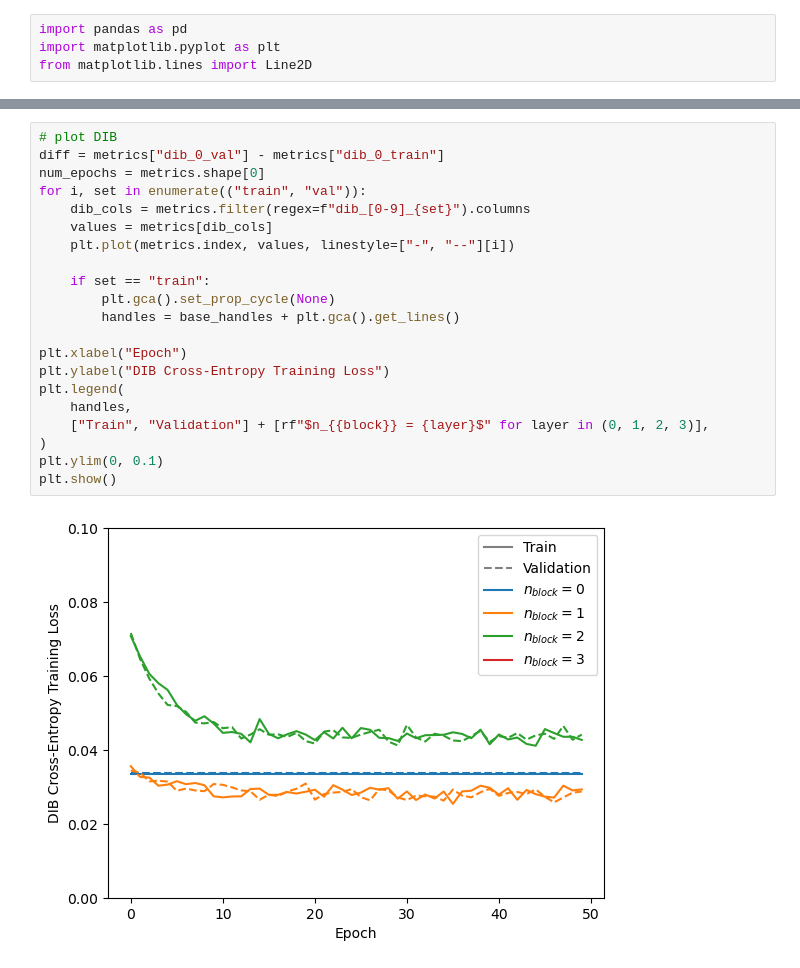
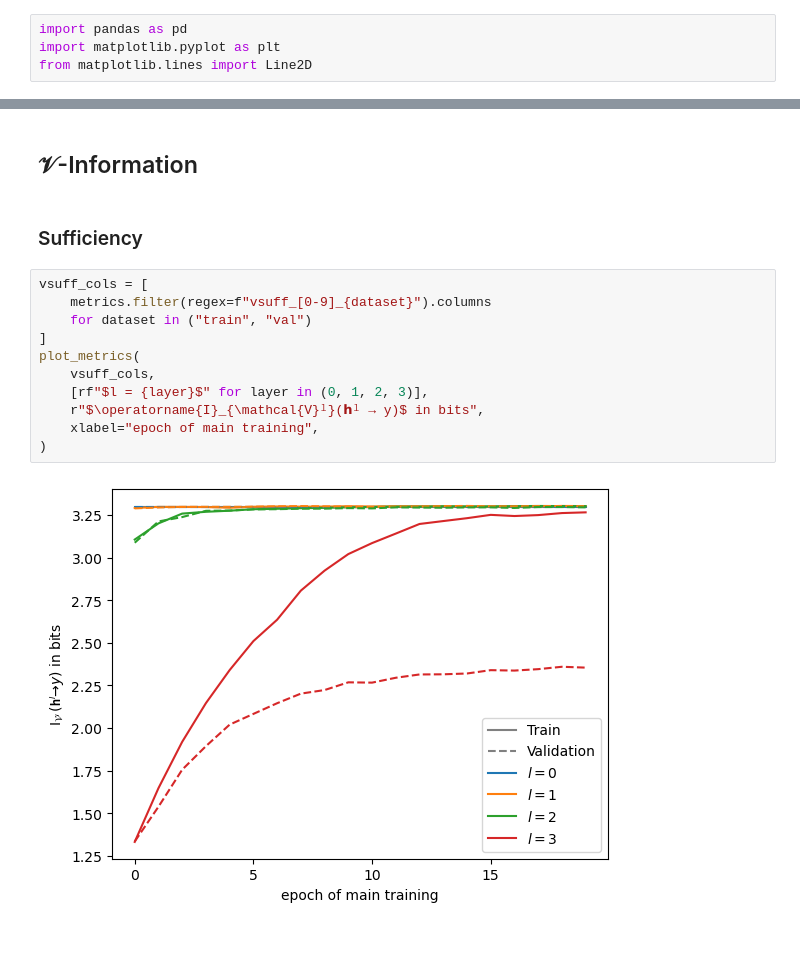
Before and after one commit to ziyong-was-taken/Compression-In-DNNs, a Jupyter notebook: plots.ipynb, the cells around one changed output, grey strips where cells are left out. Cells and saved outputs as stored; diff of their text form; blank space fills up the shorter version.

```diff
--- a/plots.ipynb
+++ b/plots.ipynb
@@ -77,23 +95,17 @@ plt.show()
-# %%
-# plot DIB
-diff = metrics["dib_0_val"] - metrics["dib_0_train"]
-num_epochs = metrics.shape[0]
-for i, set in enumerate(("train", "val")):
-    dib_cols = metrics.filter(regex=f"dib_[0-9]_{set}").columns
-    values = metrics[dib_cols]
-    plt.plot(metrics.index, values, linestyle=["-", "--"][i])
-
-    if set == "train":
-        plt.gca().set_prop_cycle(None)
-        handles = base_handles + plt.gca().get_lines()
-
-plt.xlabel("Epoch")
-plt.ylabel("DIB Cross-Entropy Training Loss")
-plt.legend(
-    handles,
-    ["Train", "Validation"] + [rf"$n_{{block}} = {layer}$" for layer in (0, 1, 2, 3)],
-)
-plt.ylim(0, 0.1)
-plt.show()
-# %% [output]
-[figure, removed]
+# %% [markdown]
+## 𝒱-Information
+# %% [markdown]
+### Sufficiency
+# %%
+vsuff_cols = [
+    metrics.filter(regex=f"vsuff_[0-9]_{dataset}").columns
+    for dataset in ("train", "val")
+]
+plot_metrics(
+    vsuff_cols,
+    [rf"$l = {layer}$" for layer in (0, 1, 2, 3)],
+    r"$\operatorname{I}_{\mathcal{V}ˡ}(𝗵ˡ → y)$ in bits",
+    xlabel="epoch of main training",
+)
+# %% [output]
+[figure, added]
```
Also changed, not shown: parts of 12 cells of this notebook.
